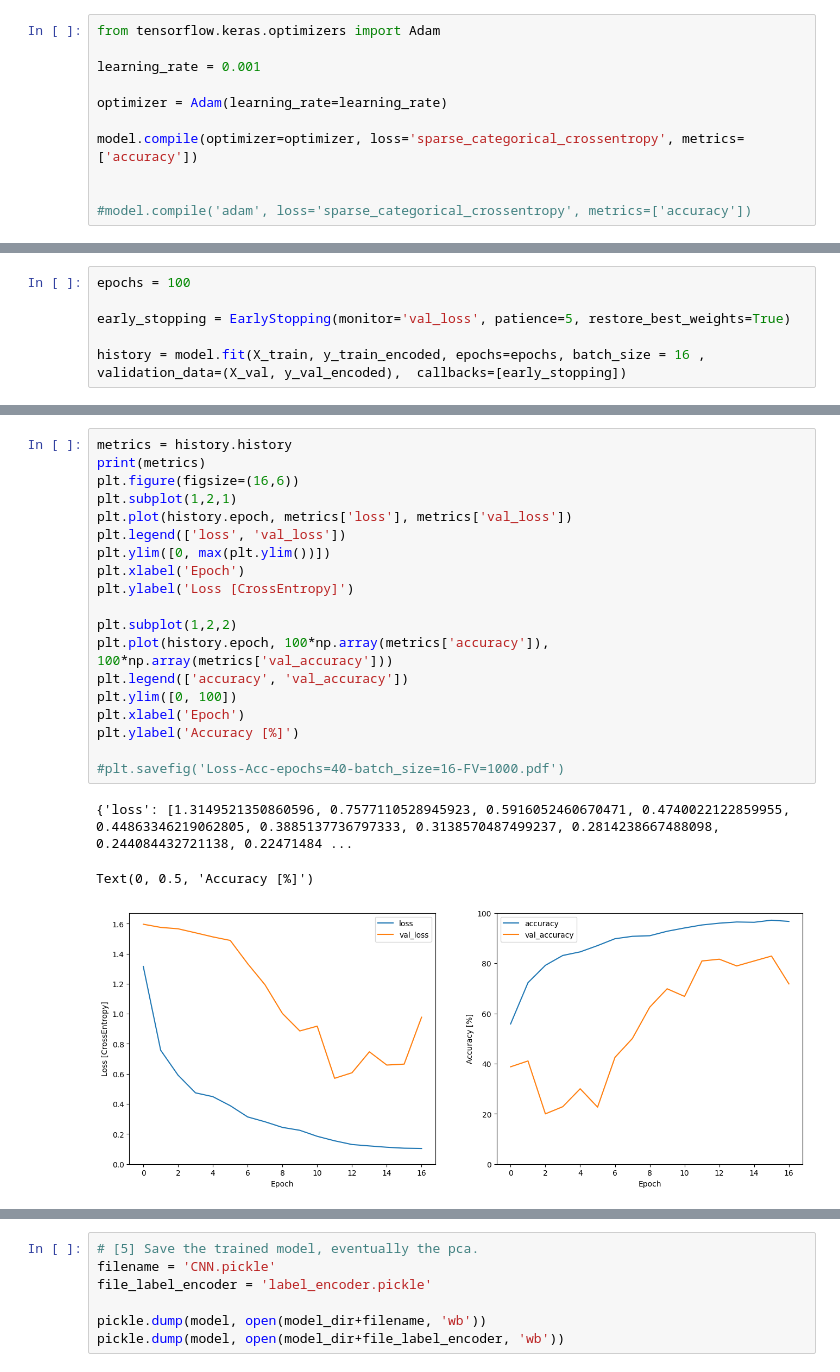
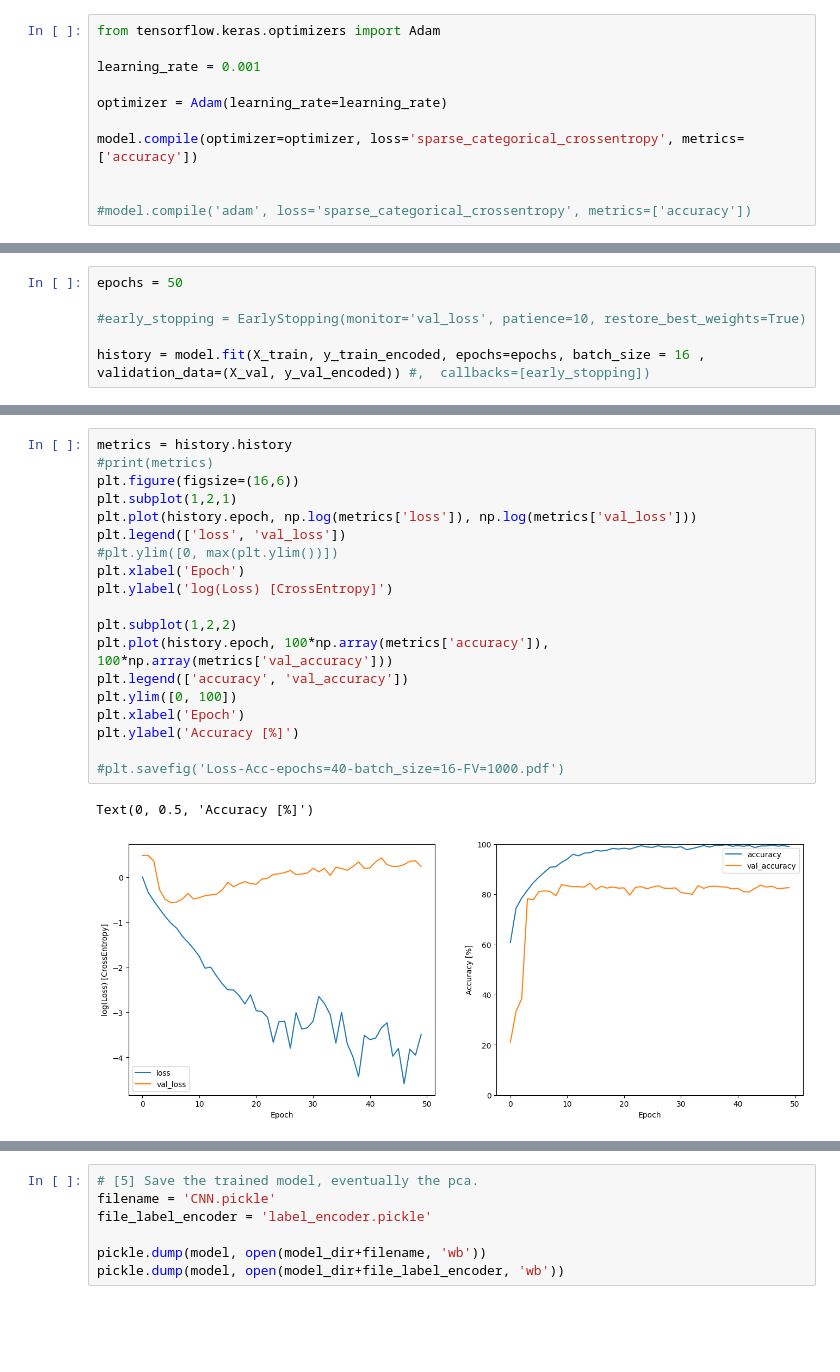
Before and after one commit to CamilleCl/lelec210X_GroupeF, a Jupyter notebook: classification/CNN.ipynb, the cells around one changed output, grey strips where cells are left out. Saved outputs shown, nothing was run; the diff lists cells and outputs as text; blank space fills up the shorter version.

```diff
--- a/classification/CNN.ipynb
+++ b/classification/CNN.ipynb
@@ -287,7 +293,7 @@ print(X_train.shape)
 # %%
-epochs = 100
+epochs = 50
 
-early_stopping = EarlyStopping(monitor='val_loss', patience=5, restore_best_weights=True)
+#early_stopping = EarlyStopping(monitor='val_loss', patience=10, restore_best_weights=True)
 
-history = model.fit(X_train, y_train_encoded, epochs=epochs, batch_size = 16 , validation_data=(X_val, y_val_encoded),  callbacks=[early_stopping])
+history = model.fit(X_train, y_train_encoded, epochs=epochs, batch_size = 16 , validation_data=(X_val, y_val_encoded)) #,  callbacks=[early_stopping])
 # %% [output]
@@ -317,26 +317,25 @@ Epoch 59/100
 # %%
 metrics = history.history
-print(metrics)
+#print(metrics)
 plt.figure(figsize=(16,6))
 plt.subplot(1,2,1)
-plt.plot(history.epoch, metrics['loss'], metrics['val_loss'])
+plt.plot(history.epoch, np.log(metrics['loss']), np.log(metrics['val_loss']))
 plt.legend(['loss', 'val_loss'])
-plt.ylim([0, max(plt.ylim())])
+#plt.ylim([0, max(plt.ylim())])
 plt.xlabel('Epoch')
-plt.ylabel('Loss [CrossEntropy]')
+plt.ylabel('log(Loss) [CrossEntropy]')
 
 plt.subplot(1,2,2)
 plt.plot(history.epoch, 100*np.array(metrics['accuracy']), 100*np.array(metrics['val_accuracy']))
 plt.legend(['accuracy', 'val_accuracy'])
 plt.ylim([0, 100])
 plt.xlabel('Epoch')
 plt.ylabel('Accuracy [%]')
 
 #plt.savefig('Loss-Acc-epochs=40-batch_size=16-FV=1000.pdf')
 # %% [output]
-{'loss': [1.3149521350860596, 0.7577110528945923, 0.5916052460670471, 0.4740022122859955, 0.44863346219062805, 0.3885137736797333, 0.3138570487499237, 0.2814238667488098, 0.244084432721138, 0.22471484 ...
+Text(0, 0.5, 'Accuracy [%]')
-Text(0, 0.5, 'Accuracy [%]')
-[figure, old version]
+[figure, new version]
 # %%
 y_test_encoded = label_encoder.fit_transform(y_test)
 
```
Also changed, not shown: parts of 14 cells of this notebook, 17 other files.
